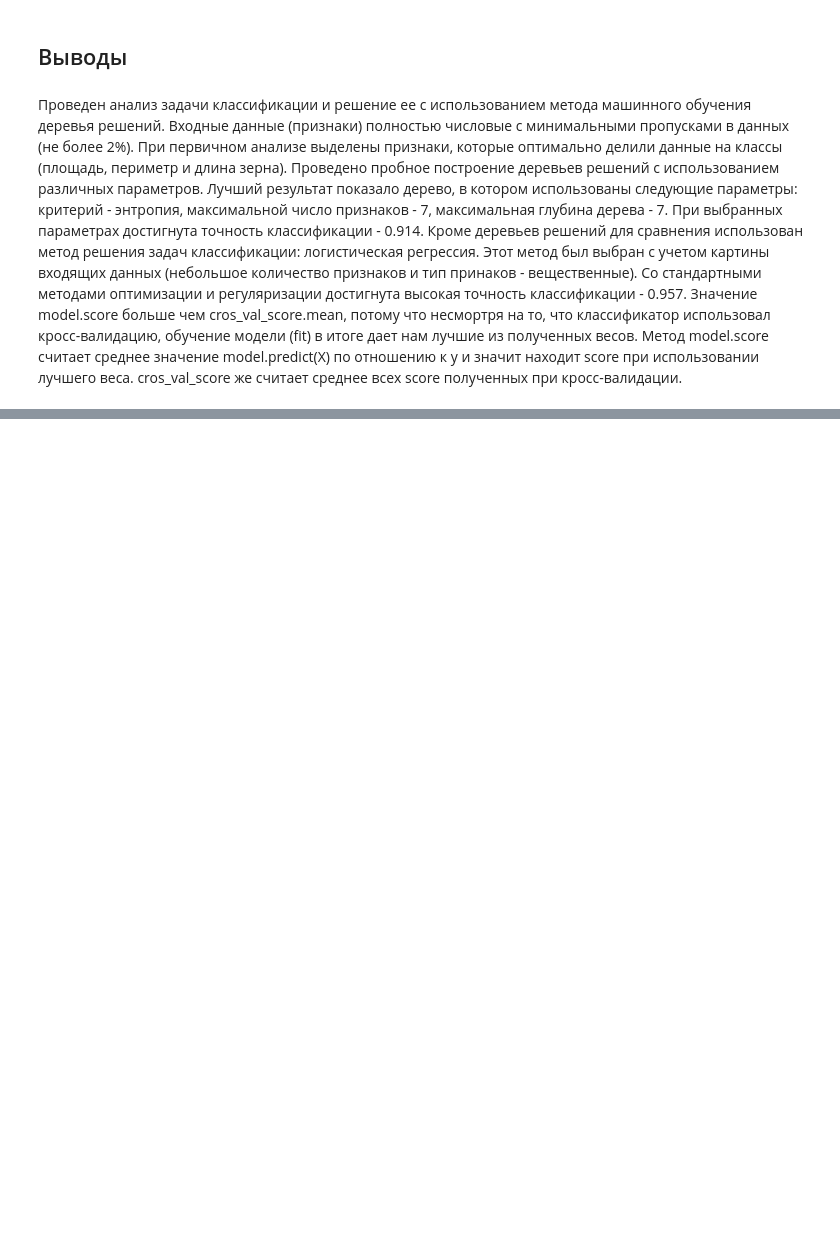
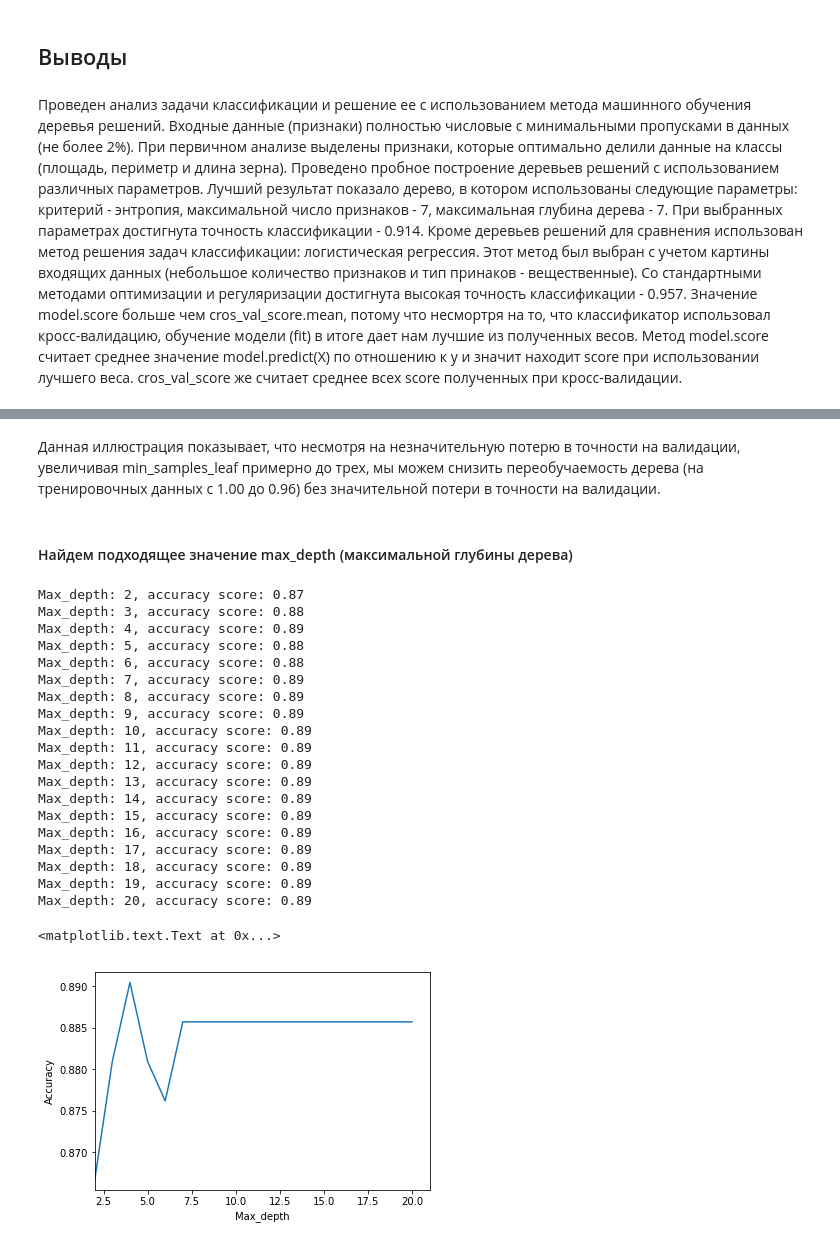
Before and after one commit to ademyanchuk/IntellSys, a Jupyter notebook: Lesson 1/Варианты/Вариант 8/Lab1.ipynb, the cells around one changed output, grey strips where cells are left out. Cells and saved outputs as stored; diff of their text form; code cells hidden in the pictures; blank space fills up the shorter version.

```diff
--- a/Lesson 1/Варианты/Вариант 8/Lab1.ipynb
+++ b/Lesson 1/Варианты/Вариант 8/Lab1.ipynb
@@ -391,0 +501,39 @@ array([ 0.97619048,  1.        ,  0.95238095,  0.95238095,  0.9047619 ])
+# %% [markdown]
+Данная иллюстрация показывает, что несмотря на незначительную потерю в точности на валидации, увеличивая min_samples_leaf примерно до трех, мы можем снизить переобучаемость дерева (на тренировочных данных с 1.00 до 0.96) без значительной потери в точности на валидации.
+# %% [markdown]
+#### Найдем подходящее значение max_depth (максимальной глубины дерева)
+# %%
+md = range(2,21)
+scoring = []
+for max_depth in md:
+    rfc = RandomForestClassifier(n_estimators=50, max_depth=max_depth, random_state=random_state)
+    score = cross_val_score(rfc, X, y, cv=5, n_jobs=-1)
+    scoring.append(score.mean())
+    print('Max_depth: {}, accuracy score: {:.2f}'.format(max_depth, score.mean()))
+
+plt.plot(md, scoring)
+plt.xlabel("Max_depth")
+plt.xlim((2,21))
+plt.ylabel("Accuracy")
+# %% [output]
+Max_depth: 2, accuracy score: 0.87
+Max_depth: 3, accuracy score: 0.88
+Max_depth: 4, accuracy score: 0.89
+Max_depth: 5, accuracy score: 0.88
+Max_depth: 6, accuracy score: 0.88
+Max_depth: 7, accuracy score: 0.89
+Max_depth: 8, accuracy score: 0.89
+Max_depth: 9, accuracy score: 0.89
+Max_depth: 10, accuracy score: 0.89
+Max_depth: 11, accuracy score: 0.89
+Max_depth: 12, accuracy score: 0.89
+Max_depth: 13, accuracy score: 0.89
+Max_depth: 14, accuracy score: 0.89
+Max_depth: 15, accuracy score: 0.89
+Max_depth: 16, accuracy score: 0.89
+Max_depth: 17, accuracy score: 0.89
+Max_depth: 18, accuracy score: 0.89
+Max_depth: 19, accuracy score: 0.89
+Max_depth: 20, accuracy score: 0.89
+<matplotlib.text.Text at 0x...>
+[figure, added]
```
Also changed, not shown: parts of 27 cells of this notebook.
